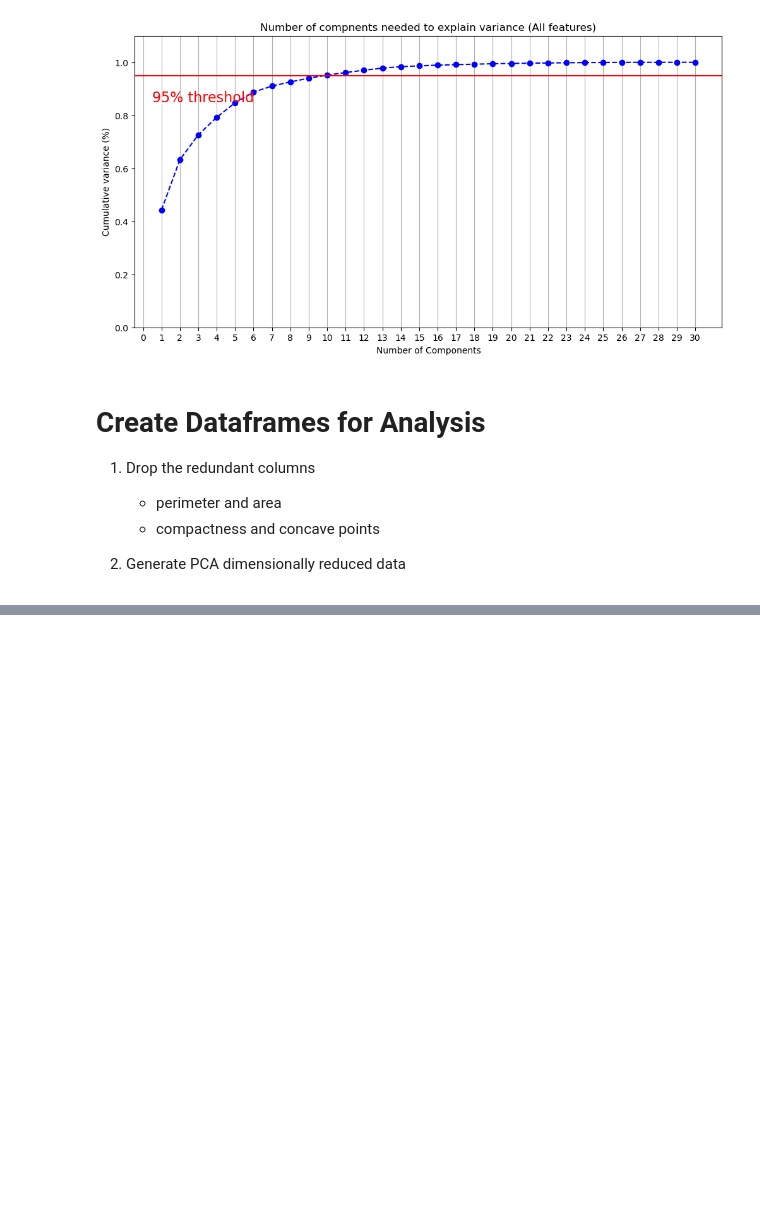
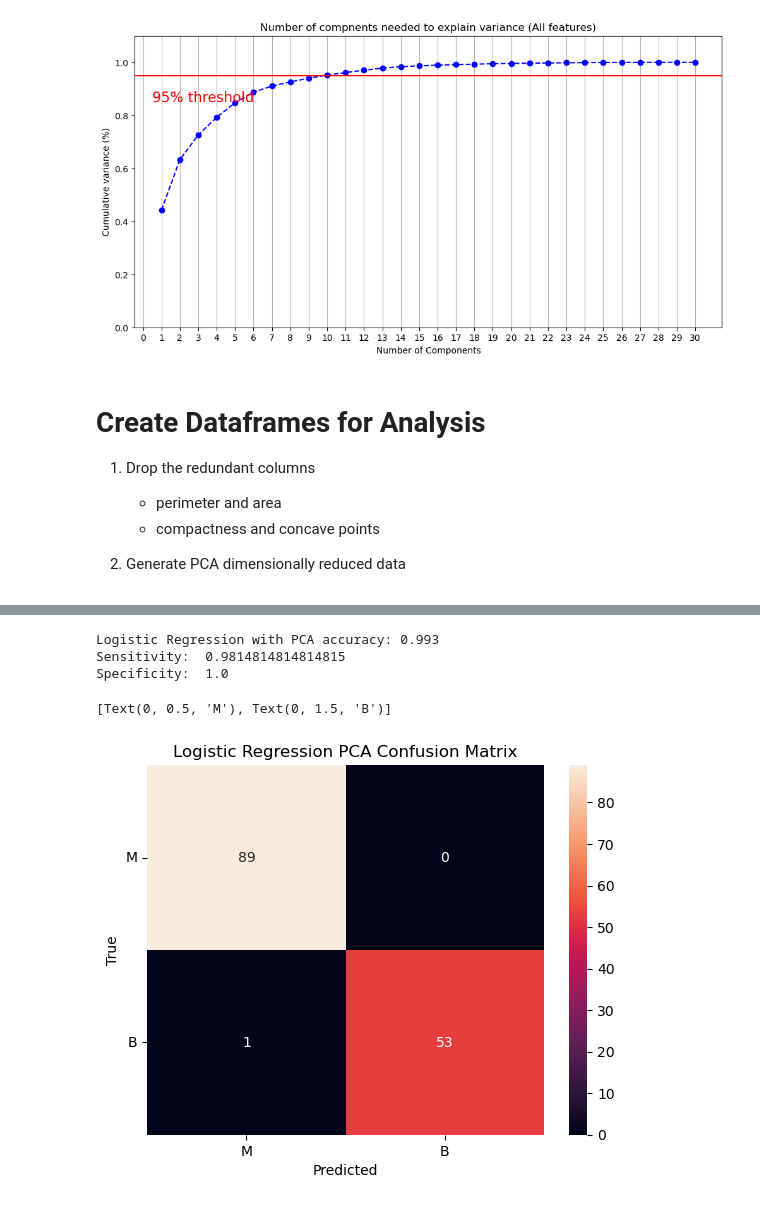
Before and after one commit to benjamin-ravenscroft/CISC471-Project, a Jupyter notebook: EDA.ipynb, the cells around one changed output, grey strips where cells are left out. Saved outputs shown, nothing was run; the diff lists cells and outputs as text; code cells hidden in the pictures; blank space fills up the shorter version.

```diff
--- a/EDA.ipynb
+++ b/EDA.ipynb
@@ -458,0 +492,12 @@ plt.show()
+# %%
+#PCA transformation and feature selection for models that require it
+pca95 = PCA(n_components = 0.95)
+
+train_pca = pca95.fit_transform(train_scaled)
+test_pca = pca95.transform(test_scaled)
+
+train_pca = pd.DataFrame(train_pca)
+train_pca.rename(columns=lambda x: "PC " + str(x + 1), inplace=True)
+
+test_pca = pd.DataFrame(test_pca)
+test_pca.rename(columns=lambda x: "PC " + str(x + 1), inplace=True)
@@ -458,0 +557,33 @@ plt.show()
+# %%
+# Finding optimal hyperparameters and fitting model
+log_pca_model = GridSearchCV(estimator=log_estimator,
+                  param_grid=log_grid,
+                  cv=3,
+                  scoring='accuracy')
+
+log_pca_model.fit(train_pca, train_targets)
+best_log_pca = log_pca_model.best_estimator_
+log_pca_pred = best_log_pca.predict(test_pca)
+print('Logistic Regression with PCA accuracy:', round(accuracy_score(test_targets, log_pca_pred), 3))
+
+# Calculating confusion matrix, sensitivity, and specificity
+lg_pca_cm = confusion_matrix(test_targets, log_pca_pred)
+
+tn, fp, fn, tp = confusion_matrix(test_targets, log_pca_pred).ravel()
+print("Sensitivity: ", (tp / (tp + fn)))
+print("Specificity: ", (tn / (tn + fp)))
+
+# Plotting confusion matrix
+ax = plt.subplot()
+sns.heatmap(lg_pca_cm, annot=True, ax = ax, fmt='g')
+ax.set_xlabel('Predicted')
+ax.set_ylabel('True')
+ax.set_title('Logistic Regression PCA Confusion Matrix')
+ax.xaxis.set_ticklabels(classes)
+ax.yaxis.set_ticklabels(classes, rotation=360)
+# %% [output]
+Logistic Regression with PCA accuracy: 0.993
+Sensitivity:  0.9814814814814815
+Specificity:  1.0
+[Text(0, 0.5, 'M'), Text(0, 1.5, 'B')]
+[figure, added]
```
Also changed, not shown: parts of 7 cells of this notebook.
